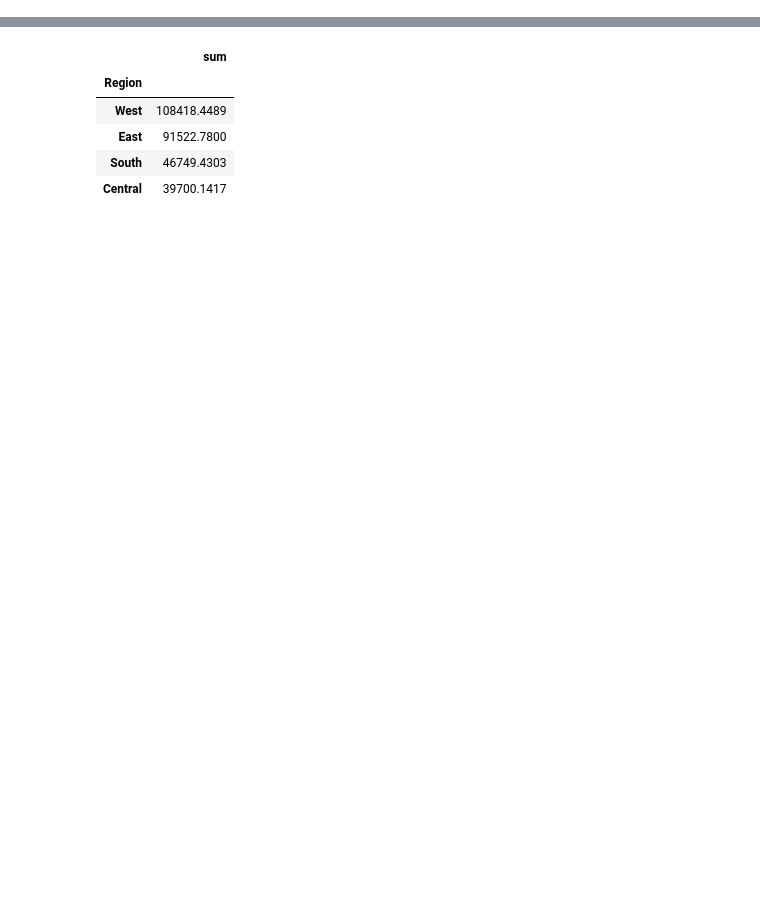
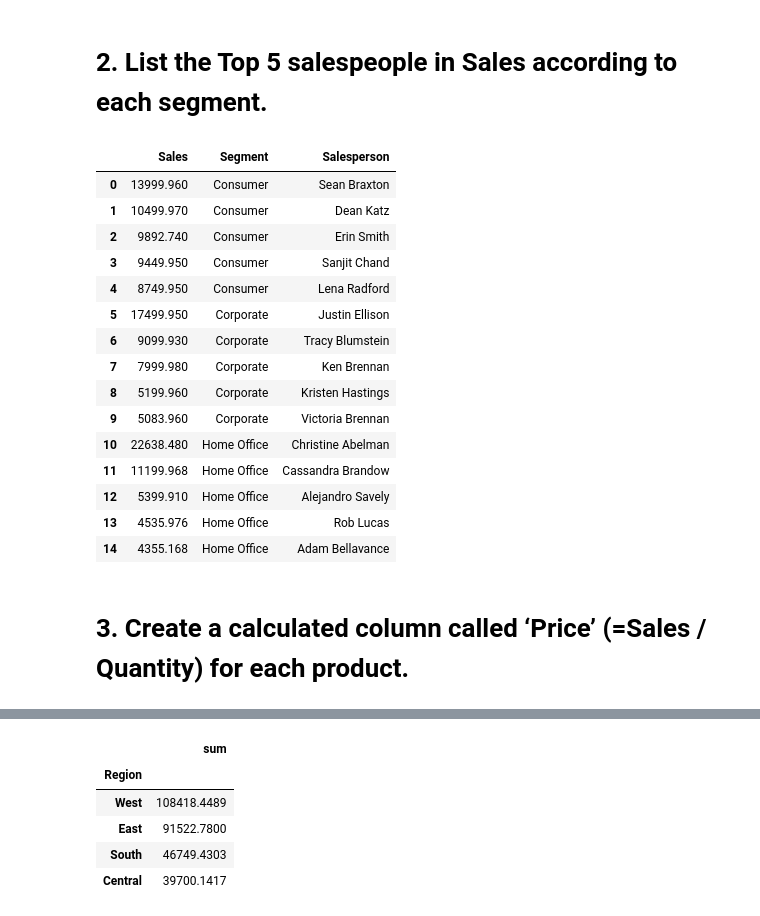
Before and after one commit to jakewarrenblack/research_and_analytics, a Jupyter notebook: Problem_1/Problem 1.ipynb, the cells around one changed output, grey strips where cells are left out. Saved outputs shown, nothing was run; the diff lists cells and outputs as text; code cells hidden in the pictures; blank space fills up the shorter version.

```diff
--- a/Problem_1/Problem 1.ipynb
+++ b/Problem_1/Problem 1.ipynb
@@ -38 +29,30 @@ topSalesPeople
+# %% [markdown]
+# 2.	List the Top 5 salespeople in Sales according to each segment.
+# %%
+# Pulling sales out of the dataframe, grouping by segment, get the 5 highest sales values
+topFiveSalesPerSegment = df['Sales'].groupby(df['Segment']).nlargest(5)
+
+# Merge our sales/segments with the columns we're interested in, so we can find out the names of the salespeople
+# Including 'sales' again because a merge needs a column 'in common' between the two being merged
+topFiveSalesPeoplePerSegment = pd.merge(topFiveSalesPerSegment, df[['Sales', 'Segment', 'Salesperson']], on="Sales")
+topFiveSalesPeoplePerSegment
+# %% [output]
+|  | Sales | Segment | Salesperson |
+| 0 | 13999.960 | Consumer | Sean Braxton |
+| 1 | 10499.970 | Consumer | Dean Katz |
+| 2 | 9892.740 | Consumer | Erin Smith |
+| 3 | 9449.950 | Consumer | Sanjit Chand |
+| 4 | 8749.950 | Consumer | Lena Radford |
+| 5 | 17499.950 | Corporate | Justin Ellison |
+| 6 | 9099.930 | Corporate | Tracy Blumstein |
+| 7 | 7999.980 | Corporate | Ken Brennan |
+| 8 | 5199.960 | Corporate | Kristen Hastings |
+| 9 | 5083.960 | Corporate | Victoria Brennan |
+| 10 | 22638.480 | Home Office | Christine Abelman |
+| 11 | 11199.968 | Home Office | Cassandra Brandow |
+| 12 | 5399.910 | Home Office | Alejandro Savely |
+| 13 | 4535.976 | Home Office | Rob Lucas |
+| 14 | 4355.168 | Home Office | Adam Bellavance |
+# %% [markdown]
+# 3.	Create a calculated column called ‘Price’ (=Sales / Quantity) for each product.
 # %%
```
Also changed, not shown: parts of 23 cells of this notebook, 3 other files.
